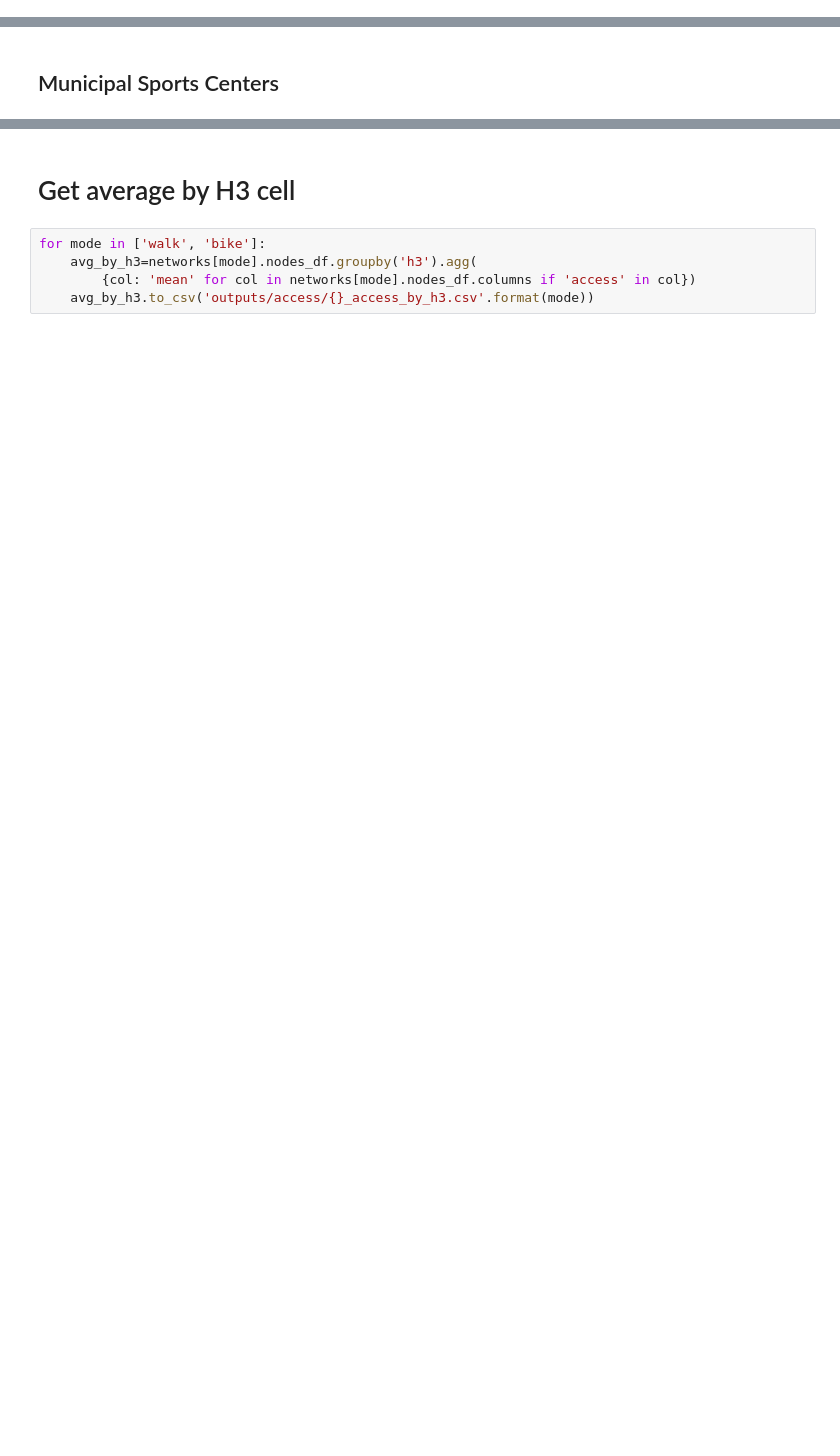
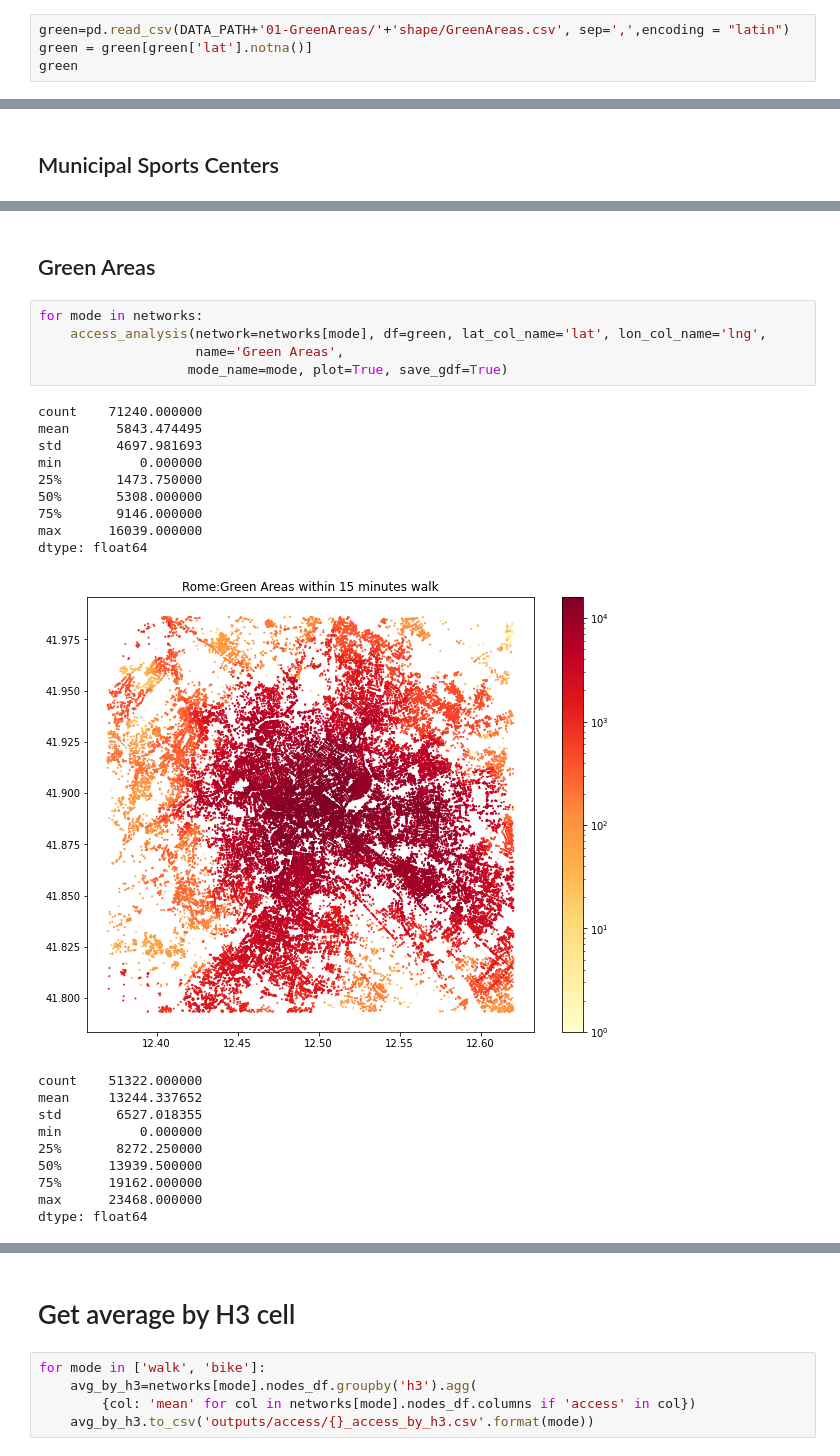
Before and after one commit to CityScope/CS_NTT_Rome, a Jupyter notebook: data_analysis/access_networks/access_analysis.ipynb, the cells around one changed output, grey strips where cells are left out. Drawn from its saved outputs; the diff is of its cells as text; blank space fills up the shorter version.

```diff
--- a/data_analysis/access_networks/access_analysis.ipynb
+++ b/data_analysis/access_networks/access_analysis.ipynb
@@ -320,0 +294,4 @@ schools.head()
+# %%
+green=pd.read_csv(DATA_PATH+'01-GreenAreas/'+'shape/GreenAreas.csv', sep=',',encoding = "latin")
+green = green[green['lat'].notna()]
+green
@@ -474,0 +534,27 @@ dtype: float64
+# %% [markdown]
+## Green Areas
+# %%
+for mode in networks:
+    access_analysis(network=networks[mode], df=green, lat_col_name='lat', lon_col_name='lng',
+                    name='Green Areas',
+                   mode_name=mode, plot=True, save_gdf=True)
+# %% [output]
+count    71240.000000
+mean      5843.474495
+std       4697.981693
+min          0.000000
+25%       1473.750000
+50%       5308.000000
+75%       9146.000000
+max      16039.000000
+dtype: float64
+[figure, added]
+count    51322.000000
+mean     13244.337652
+std       6527.018355
+min          0.000000
+25%       8272.250000
+50%      13939.500000
+75%      19162.000000
+max      23468.000000
+dtype: float64
```
Also changed, not shown: parts of 58 cells of this notebook, 1 other file.
